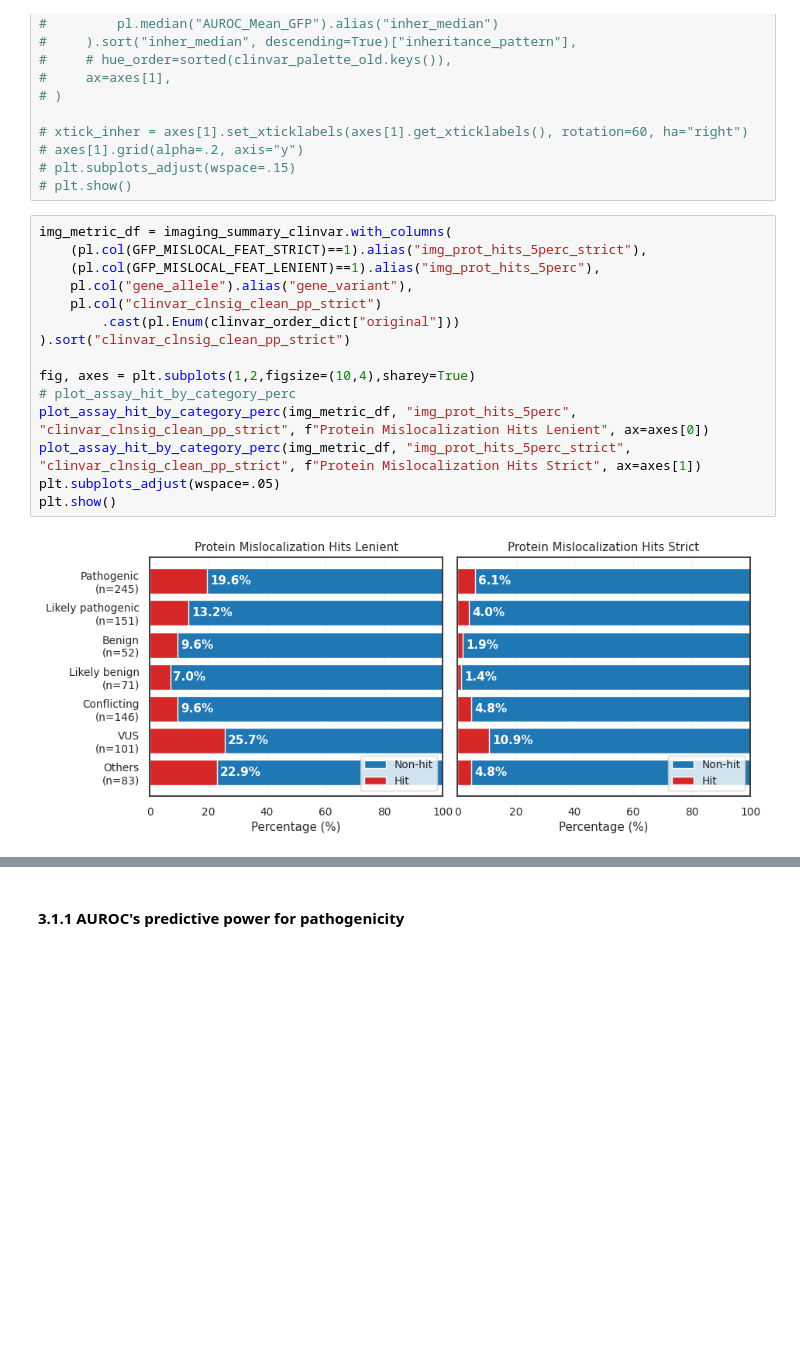
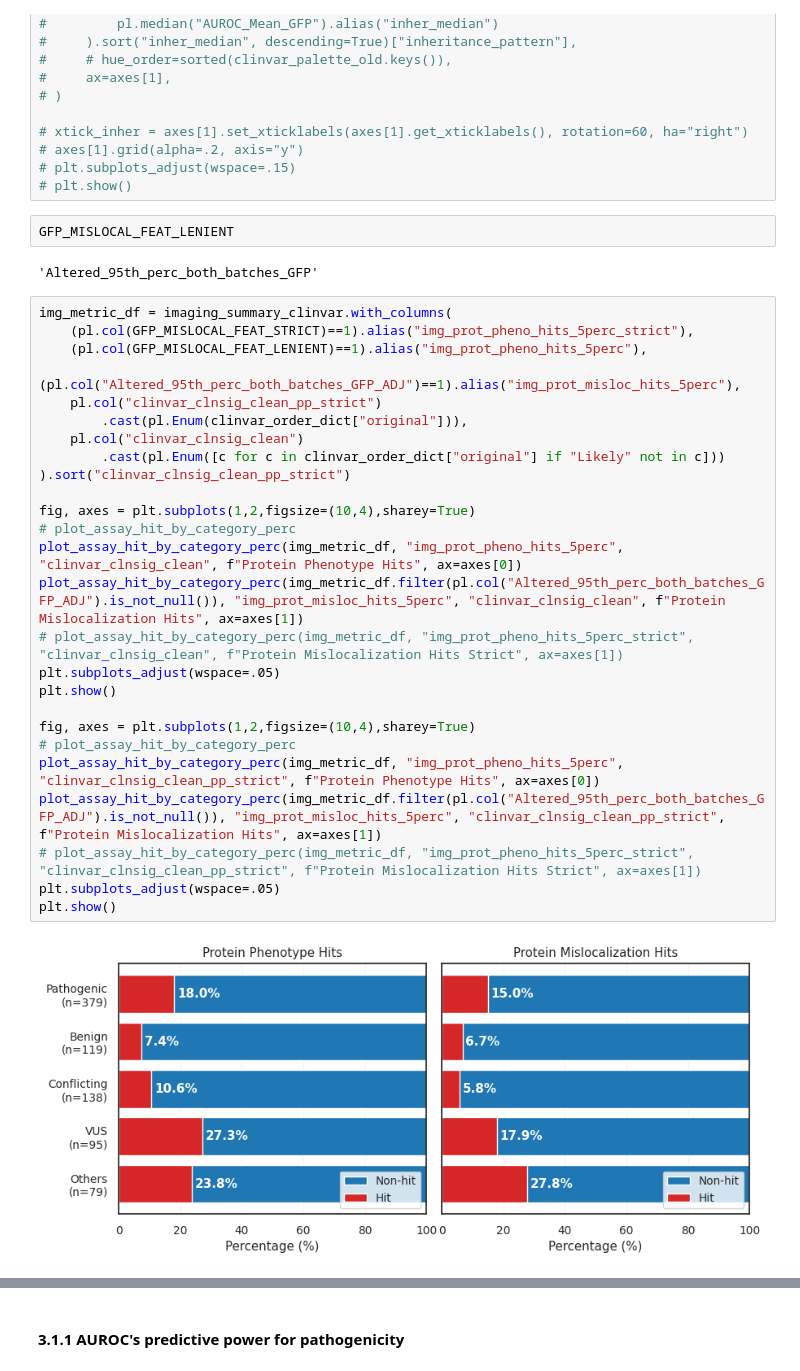
Before and after one commit to broadinstitute/2025_laval_submitted, a Jupyter notebook: 2_individual_assay_results/imaging/2_analysis/2_analyze_cp_results/0_results_summary.ipynb, the cells around one changed output, grey strips where cells are left out. Cells and saved outputs as stored; diff of their text form; blank space fills up the shorter version.

```diff
--- a/2_individual_assay_results/imaging/2_analysis/2_analyze_cp_results/0_results_summary.ipynb
+++ b/2_individual_assay_results/imaging/2_analysis/2_analyze_cp_results/0_results_summary.ipynb
@@ -605,20 +593,35 @@ plt.show()
 # axes[1].grid(alpha=.2, axis="y")
 # plt.subplots_adjust(wspace=.15)
 # plt.show()
+# %%
+GFP_MISLOCAL_FEAT_LENIENT
+# %% [output]
+'Altered_95th_perc_both_batches_GFP'
 # %%
 img_metric_df = imaging_summary_clinvar.with_columns(
-    (pl.col(GFP_MISLOCAL_FEAT_STRICT)==1).alias("img_prot_hits_5perc_strict"),
-    (pl.col(GFP_MISLOCAL_FEAT_LENIENT)==1).alias("img_prot_hits_5perc"),
-    pl.col("gene_allele").alias("gene_variant"),
+    (pl.col(GFP_MISLOCAL_FEAT_STRICT)==1).alias("img_prot_pheno_hits_5perc_strict"),
+    (pl.col(GFP_MISLOCAL_FEAT_LENIENT)==1).alias("img_prot_pheno_hits_5perc"),
+    (pl.col("Altered_95th_perc_both_batches_GFP_ADJ")==1).alias("img_prot_misloc_hits_5perc"),
     pl.col("clinvar_clnsig_clean_pp_strict")
-        .cast(pl.Enum(clinvar_order_dict["original"]))
+        .cast(pl.Enum(clinvar_order_dict["original"])),
+    pl.col("clinvar_clnsig_clean")
+        .cast(pl.Enum([c for c in clinvar_order_dict["original"] if "Likely" not in c]))
 ).sort("clinvar_clnsig_clean_pp_strict")
 
 fig, axes = plt.subplots(1,2,figsize=(10,4),sharey=True)
 # plot_assay_hit_by_category_perc
-plot_assay_hit_by_category_perc(img_metric_df, "img_prot_hits_5perc", "clinvar_clnsig_clean_pp_strict", f"Protein Mislocalization Hits Lenient", ax=axes[0])
-plot_assay_hit_by_category_perc(img_metric_df, "img_prot_hits_5perc_strict", "clinvar_clnsig_clean_pp_strict", f"Protein Mislocalization Hits Strict", ax=axes[1])
+plot_assay_hit_by_category_perc(img_metric_df, "img_prot_pheno_hits_5perc", "clinvar_clnsig_clean", f"Protein Phenotype Hits", ax=axes[0])
+plot_assay_hit_by_category_perc(img_metric_df.filter(pl.col("Altered_95th_perc_both_batches_GFP_ADJ").is_not_null()), "img_prot_misloc_hits_5perc", "clinvar_clnsig_clean", f"Protein Mislocalization Hits", ax=axes[1])
+# plot_assay_hit_by_category_perc(img_metric_df, "img_prot_pheno_hits_5perc_strict", "clinvar_clnsig_clean", f"Protein Mislocalization Hits Strict", ax=axes[1])
 plt.subplots_adjust(wspace=.05)
 plt.show()
+
+fig, axes = plt.subplots(1,2,figsize=(10,4),sharey=True)
+# plot_assay_hit_by_category_perc
+plot_assay_hit_by_category_perc(img_metric_df, "img_prot_pheno_hits_5perc", "clinvar_clnsig_clean_pp_strict", f"Protein Phenotype Hits", ax=axes[0])
+plot_assay_hit_by_category_perc(img_metric_df.filter(pl.col("Altered_95th_perc_both_batches_GFP_ADJ").is_not_null()), "img_prot_misloc_hits_5perc", "clinvar_clnsig_clean_pp_strict", f"Protein Mislocalization Hits", ax=axes[1])
+# plot_assay_hit_by_category_perc(img_metric_df, "img_prot_pheno_hits_5perc_strict", "clinvar_clnsig_clean_pp_strict", f"Protein Mislocalization Hits Strict", ax=axes[1])
+plt.subplots_adjust(wspace=.05)
+plt.show()
 # %% [output]
-[figure, old version]
+[figure, new version]
```
Also changed, not shown: parts of 23 cells of this notebook, 14 other files.
